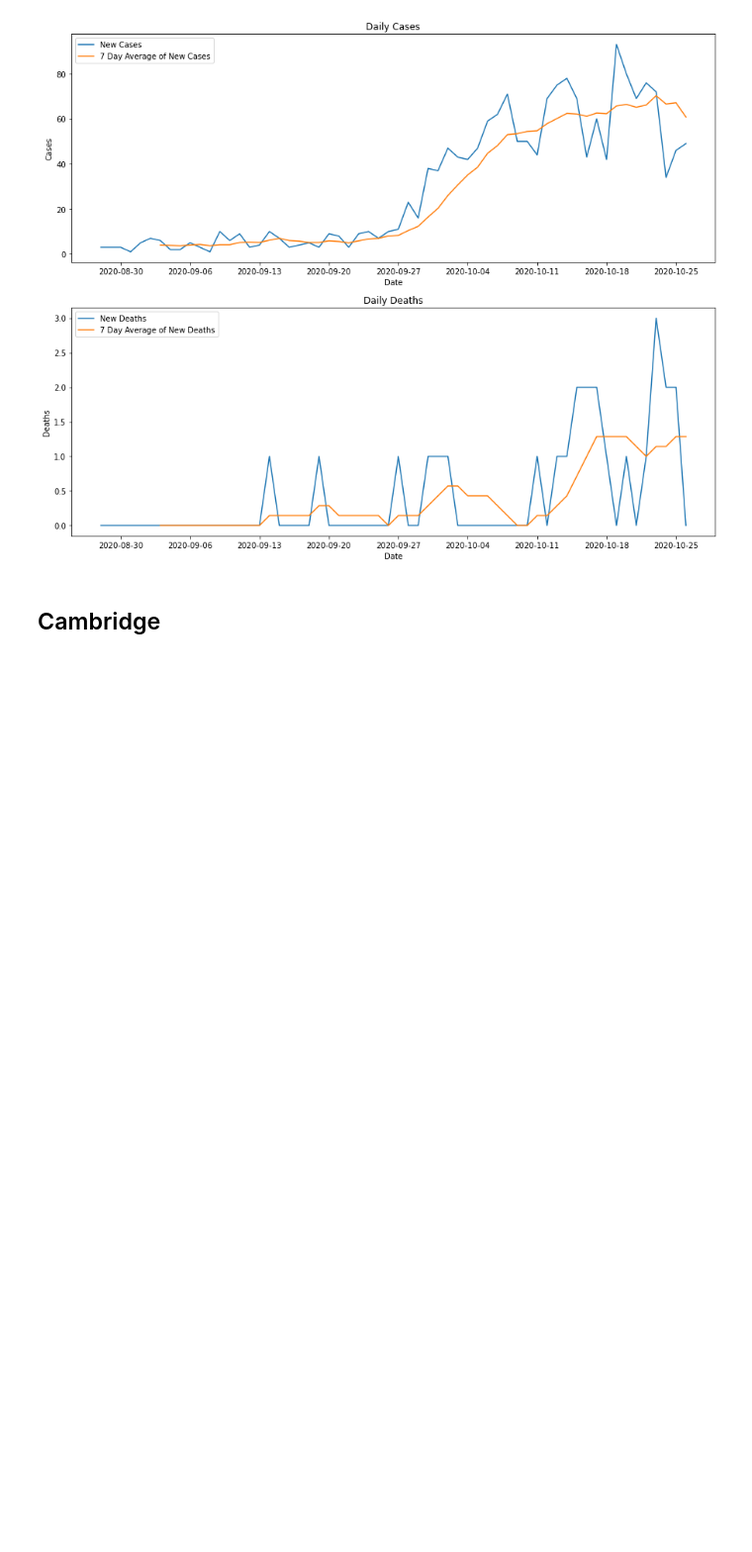
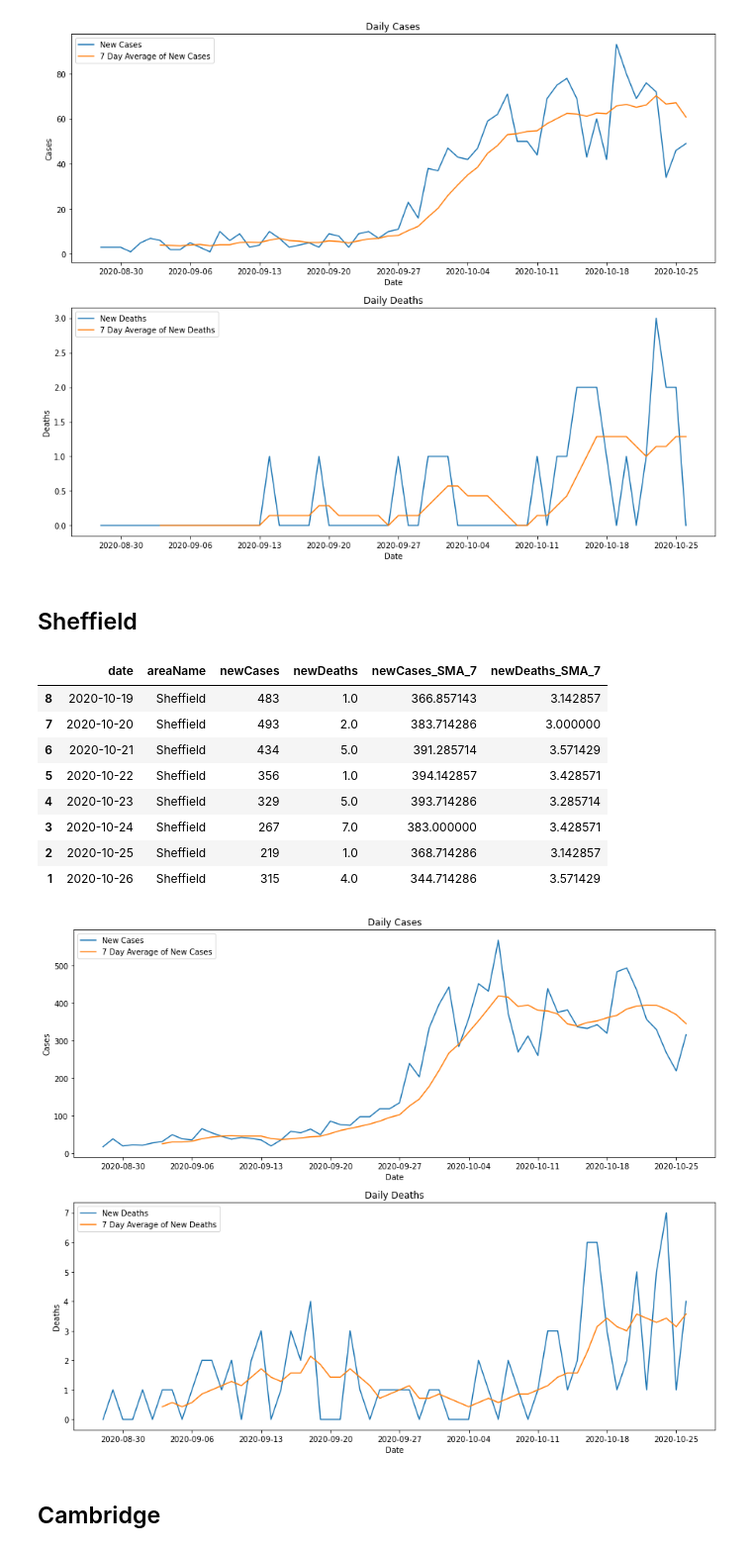
Before and after one commit to bcdobbs/Covid19, a Jupyter notebook: CovidGraphs.ipynb, the cells around one changed output. Shown: that part at 99% size. Drawn from its saved outputs; the diff is of its cells as text; code cells hidden in the pictures; blank space fills up the shorter version.

Commit message:
Improved comments and added Sheffield.

```diff
--- a/CovidGraphs.ipynb
+++ b/CovidGraphs.ipynb
@@ -42,6 +42,24 @@ df.tail(8)
 | 2 | 2020-10-25 | Rushcliffe | 46 | 2.0 | 67.142857 | 1.285714 |
 | 1 | 2020-10-26 | Rushcliffe | 49 | 0.0 | 60.857143 | 1.285714 |
 [figure]
+# %% [markdown]
+## Sheffield
+# %%
+filters = ["areaType=ltla", "areaName=Sheffield"]
+df, fig = cv.ProcessData(filters)
+
+df.tail(8)
+# %% [output]
+|  | date | areaName | newCases | newDeaths | newCases_SMA_7 | newDeaths_SMA_7 |
+| 8 | 2020-10-19 | Sheffield | 483 | 1.0 | 366.857143 | 3.142857 |
+| 7 | 2020-10-20 | Sheffield | 493 | 2.0 | 383.714286 | 3.000000 |
+| 6 | 2020-10-21 | Sheffield | 434 | 5.0 | 391.285714 | 3.571429 |
+| 5 | 2020-10-22 | Sheffield | 356 | 1.0 | 394.142857 | 3.428571 |
+| 4 | 2020-10-23 | Sheffield | 329 | 5.0 | 393.714286 | 3.285714 |
+| 3 | 2020-10-24 | Sheffield | 267 | 7.0 | 383.000000 | 3.428571 |
+| 2 | 2020-10-25 | Sheffield | 219 | 1.0 | 368.714286 | 3.142857 |
+| 1 | 2020-10-26 | Sheffield | 315 | 4.0 | 344.714286 | 3.571429 |
+[figure, added]
 # %% [markdown]
 ## Cambridge
 # %%
```
Also changed, not shown: 1 other file.
